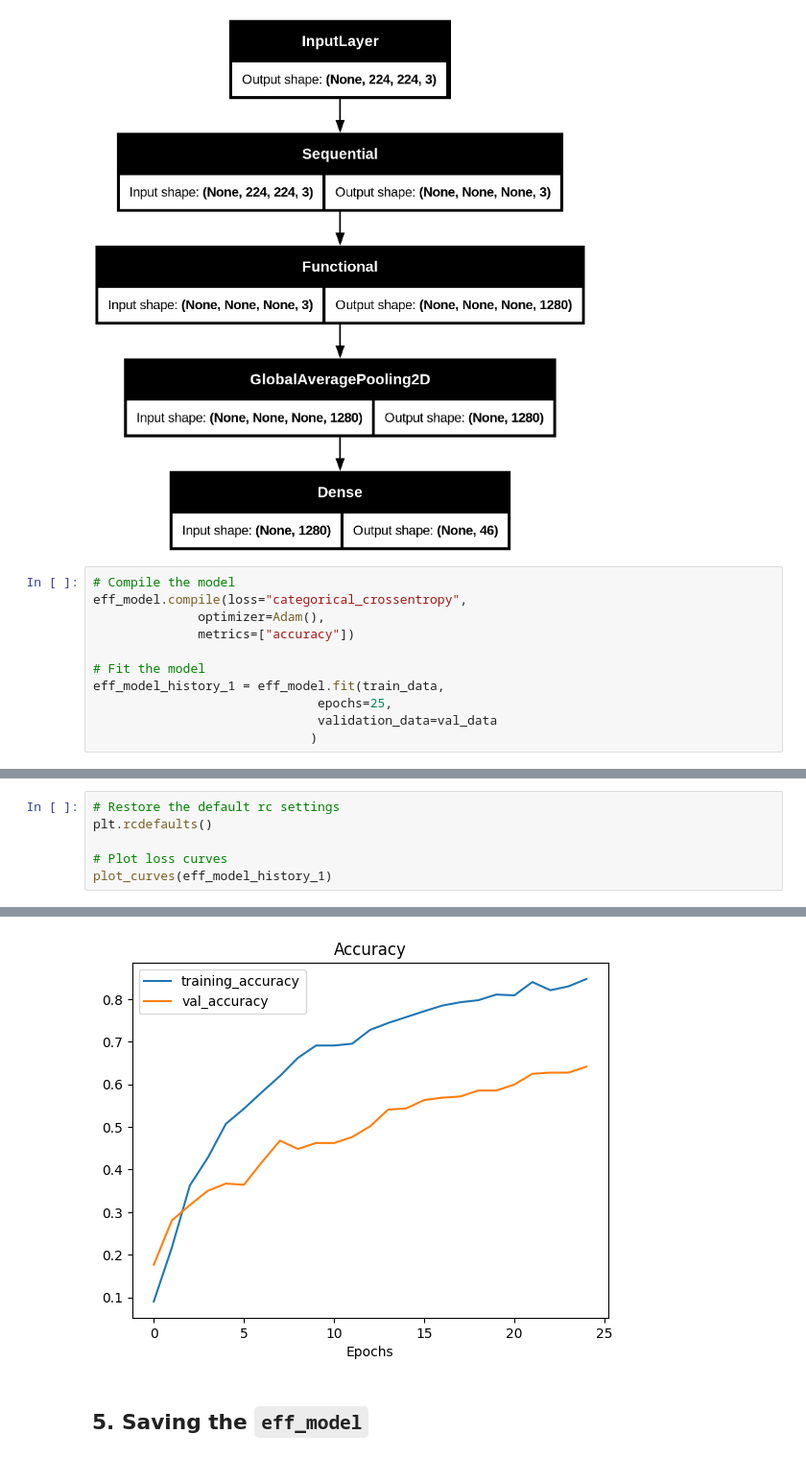
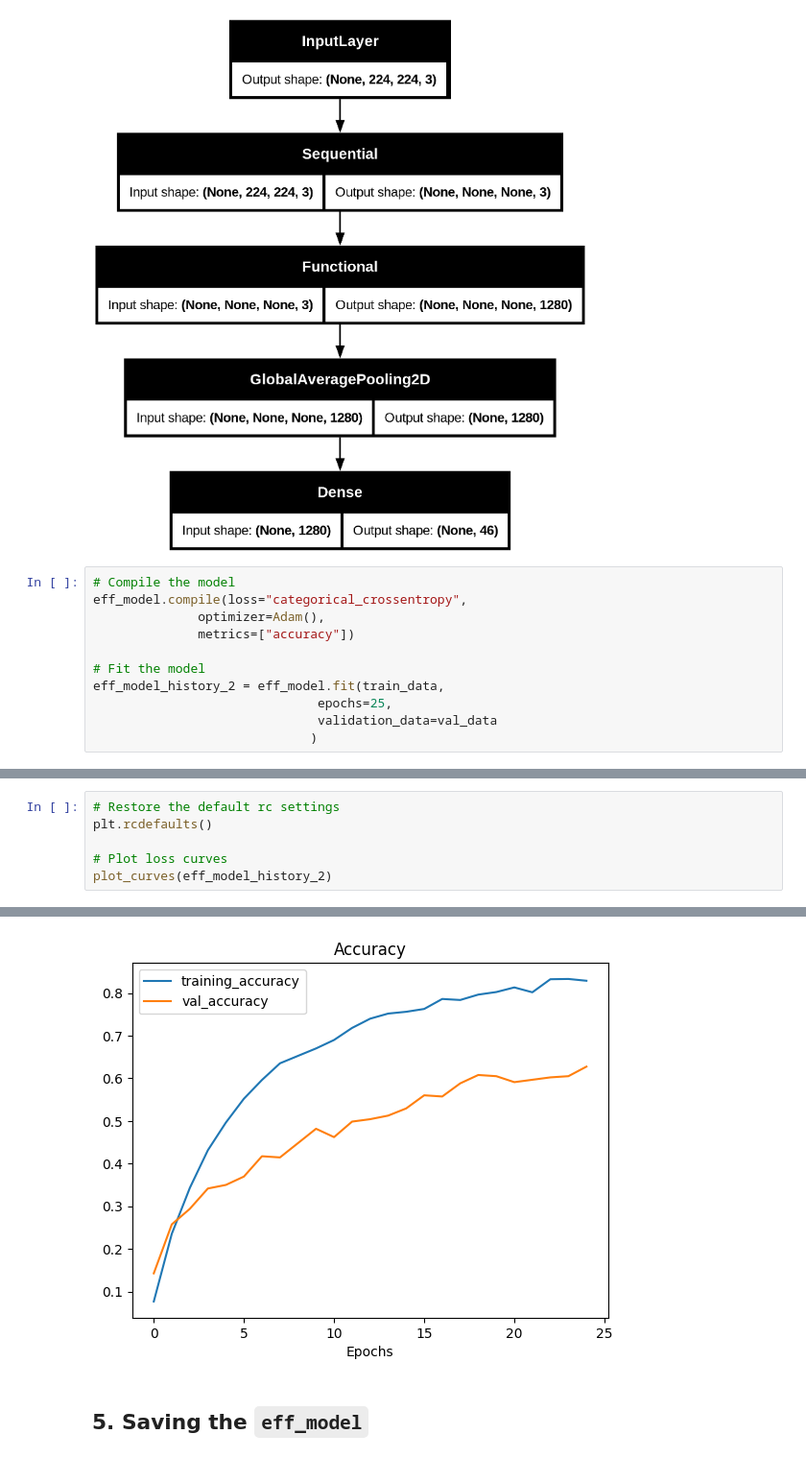
Before and after one commit to afterSt0rm/Nepali-Sign-Language-Recognition, a Jupyter notebook: Nepali Sign Language Transfer Learning/Nepali_Sign_Langauge_Recognition (Transfer Learning).ipynb, the cells around one changed output, grey strips where cells are left out. Shown at 96% size. Drawn from its saved outputs; the diff is of its cells as text.

Commit message:
Finetued the EfficientNetB0 model

```diff
--- a/Nepali Sign Language Transfer Learning/Nepali_Sign_Langauge_Recognition (Transfer Learning).ipynb
+++ b/Nepali Sign Language Transfer Learning/Nepali_Sign_Langauge_Recognition (Transfer Learning).ipynb
@@ -133,7 +180,7 @@ eff_model.compile(loss="categorical_crossentropy",
               metrics=["accuracy"])
 
 # Fit the model
-eff_model_history_1 = eff_model.fit(train_data,
+eff_model_history_2 = eff_model.fit(train_data,
                               epochs=25,
                               validation_data=val_data
                              )
@@ -167,5 +214,5 @@ print(eff_model_eval)
 plt.rcdefaults()
 
 # Plot loss curves
-plot_curves(eff_model_history_1)
+plot_curves(eff_model_history_2)
 # %% [output]
@@ -173,4 +220,4 @@ plot_curves(eff_model_history_1)
-[figure, old version]
+[figure, new version]
 # %% [markdown]
 ## 5. Saving the `eff_model`
 # %%
```
Also changed, not shown: parts of 22 cells of this notebook, 3 other files.
